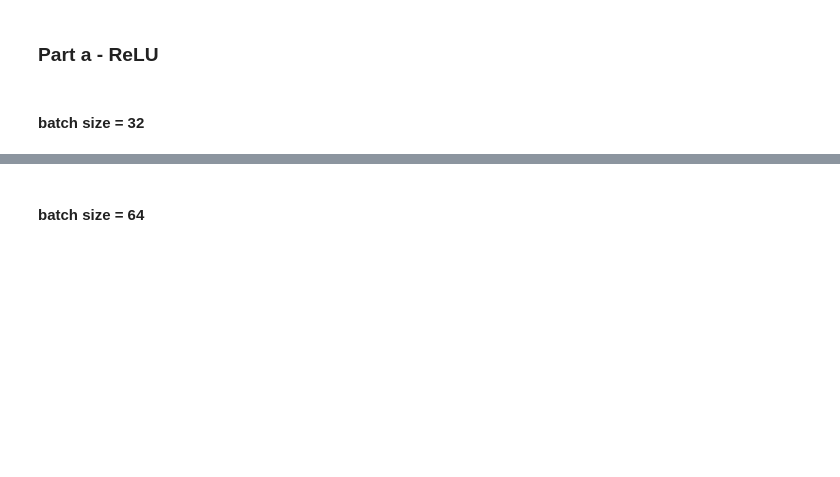
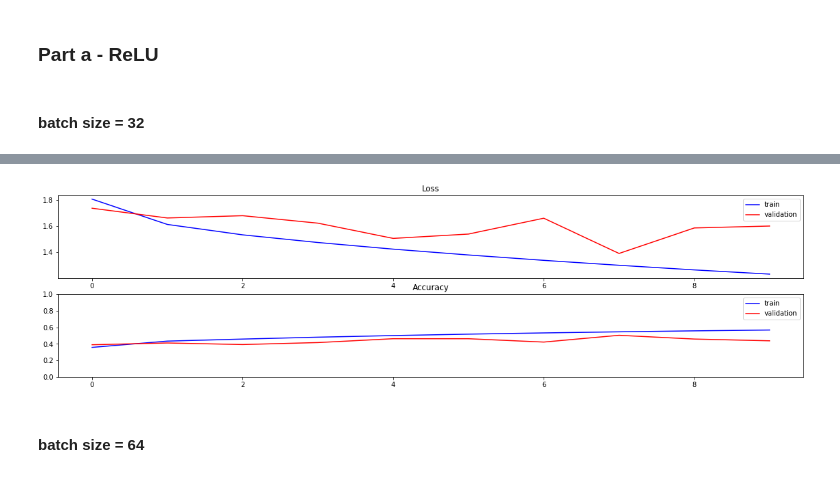
Before and after one commit to AminAlam/CNN-Classifier-CIFAR10, a Jupyter notebook: CNN_4_CIFAR10.ipynb, the cells around one changed output, grey strips where cells are left out. Cells and saved outputs as stored; diff of their text form; code cells hidden in the pictures; blank space fills up the shorter version.

Commit message:
training error in MLPs solved

```diff
--- a/CNN_4_CIFAR10.ipynb
+++ b/CNN_4_CIFAR10.ipynb
@@ -10,8 +28,11 @@ from keras.layers import Conv2D, Flatten, MaxPooling2D, Dense, BatchNormalizatio
 ### Loading the Dataset
 # %%
 from tensorflow.keras.datasets import cifar10
-(x_train,y_train),(x_test,y_test) = cifar10.load_data()
+(x_train,y_train_cls),(x_test,y_test_cls) = cifar10.load_data()
 class_names=['airplane','automobile','bird','cat','deer','dog','frog','horse','ship','truck']
 
 x_train = x_train/255
 x_test = x_test/255
+
+y_train = np.squeeze(tf.one_hot(y_train_cls, 10))
+y_test = np.squeeze(tf.one_hot(y_test_cls, 10))
@@ -37,8 +54,15 @@ for i, ax in enumerate(axes.flat):
 # %%
 num_train = 45000
 
-x_validation = x_train[num_train:]
-y_validation = y_train[num_train:]
+print(x_train.shape, y_train.shape)
 
-x_train = x_train[:num_train]
-y_train = y_train[:num_train]
+x_validation = x_train[num_train:][:]
+y_validation = y_train[num_train:][:]
+
+x_train = x_train[:num_train][:]
+y_train = y_train[:num_train][:]
+
+feature_vector_length = 32*32*3
+num_classes = 10
+
+print(x_validation.shape, y_validation.shape)
@@ -57,15 +84,17 @@ hl1_nn = 2*feature_vector_length
 hl2_nn = feature_vector_length
 
 model = tf.keras.models.Sequential()
-model.add(tf.keras.layers.Dense(hl1_nn, input_shape=input_shape, activation='relu'))
+model.add(tf.keras.layers.Dense(hl1_nn, activation='relu'))
 model.add(tf.keras.layers.Dense(hl2_nn, activation='relu'))
 model.add(tf.keras.layers.Dense(num_classes, activation='softmax'))
 
 optimizer = tf.keras.optimizers.SGD(learning_rate=learning_rate, momentum=0.05)
 model.compile(loss='categorical_crossentropy', optimizer=optimizer, metrics=['accuracy'])
-model.fit(X_train, Y_train, epochs=epochs_number, batch_size=batch_size, validation_data=(X_validation, Y_validation))
+history = model.fit(np.reshape(x_train,(num_train,32*32*3)), y_train, epochs=epochs_number, batch_size=batch_size, validation_data=(np.reshape(x_validation,(50000-num_train,32*32*3)), y_validation))
 
-test_results = model.evaluate(X_test, Y_test, verbose=1)
-print('\n', "Test results - Loss: {0:.2f} - Accuracy: {1:.2f}%".format(test_results[0],test_results[1]))
+lossAccPlot(history)
+
+test_results = model.evaluate(np.reshape(x_test,(x_test.shape[0],32*32*3)), y_test, verbose=1)
+print('\n', "Test results - Loss: {0:.2f} - Accuracy: {1:.2f}%".format(test_results[0],test_results[1]), '\n')
 # %% [output]
 Epoch 1/10
@@ -88,3 +117,4 @@ Epoch 6/10
+[figure, added]
 # %% [markdown]
 #### batch size = 64
 # %%
```
Also changed, not shown: parts of 18 cells of this notebook.
